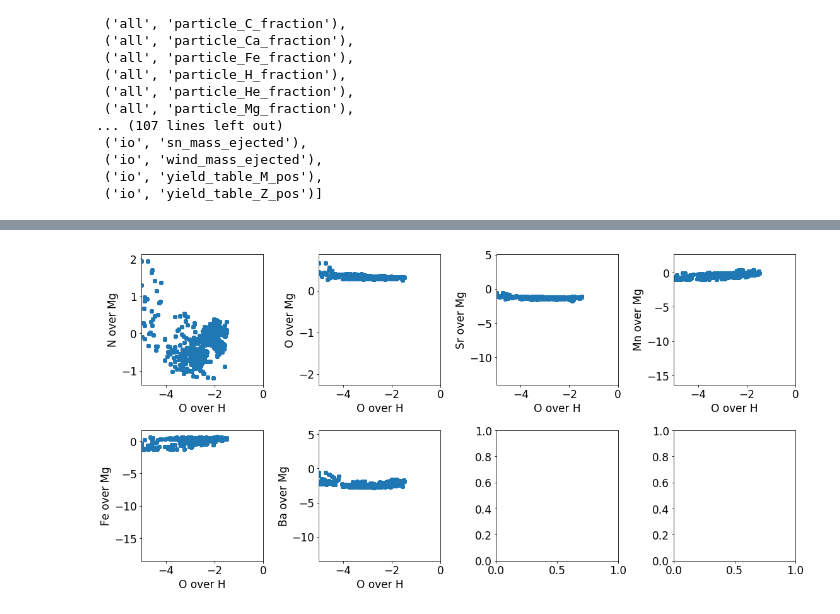
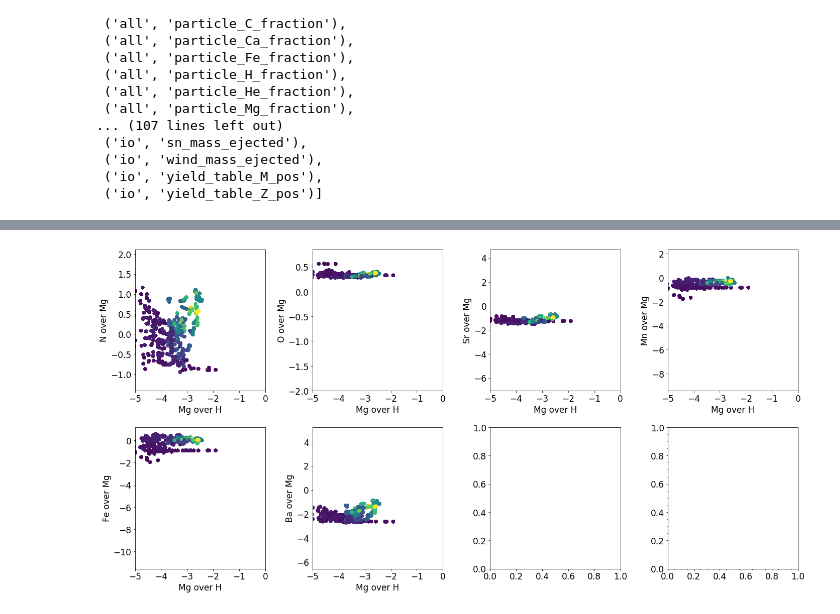
Before and after one commit to aemerick/galaxy_analysis, a Jupyter notebook: notebooks/abundances_and_stars_PDF.ipynb, the cells around one changed output, grey strips where cells are left out. Cells and saved outputs as stored; diff of their text form; code cells hidden in the pictures.

```diff
--- a/notebooks/abundances_and_stars_PDF.ipynb
+++ b/notebooks/abundances_and_stars_PDF.ipynb
@@ -70,7 +54,7 @@ gal.ds.field_list
  ('io', 'yield_table_M_pos'),
  ('io', 'yield_table_Z_pos')]
 # %%
-t = 500.0 * yt.units.Myr
+t = 1250.0 * yt.units.Myr
 select = is_alive(gal.df, t)
 
 elements = ['N','O','Sr','Mg','Mn','Fe','Ba']
@@ -78,7 +62,7 @@ elements = ['N','O','Sr','Mg','Mn','Fe','Ba']
 nrow = 5
 ncol = 7
 fig,ax = plt.subplots(nrow, ncol)
-fig.set_size_inches(ncol*4,nrow*4)
+fig.set_size_inches(ncol*5,nrow*5)
 
 axi = 0
 axj = 0
@@ -452,47 +448,50 @@ plt.tight_layout()
+# %%
+t = 1200.0 * yt.units.Myr
+select = is_alive(gal.df, t)
+
+elements = ['N','O','Sr','Mg','Mn','Fe','Ba']
+
+nrow = 2
+ncol = 4
+fig,ax = plt.subplots(nrow, ncol)
+fig.set_size_inches(ncol*5,nrow*5)
+# %%
+axi = 0
+axj = 0
+
+denom_element = 'Mg'
+cdata = gal.df['creation_time'].convert_to_units('Myr')
 # %%
-t = 500.0 * yt.units.Myr
-select = is_alive(gal.df, t)
+cdata = cdata - np.min(cdata)
 
-elements = ['N','O','Sr','Mg','Mn','Fe','Ba']
-
-nrow = 2
-ncol = 4
-fig,ax = plt.subplots(nrow, ncol)
-fig.set_size_inches(ncol*4,nrow*4)
-
-axi = 0
-axj = 0
-
-denom_element = 'Mg'
-xdata = gal.df['creation_time'].convert_to_units('Myr')
-xdata = xdata - np.min(xdata)
-
-xdata = gal.df[('io','particle_O_over_H')]
+xdata = gal.df[('io','particle_' + denom_element + '_over_H')]
 
 bins = np.arange(-30,0, 0.1)
 for e in elements:
     index = (axi,axj)
     if e == denom_element:
         continue
 
     ydata = gal.df[('io','particle_' + e + '_over_' + denom_element)]
 
-    ax[index].scatter(xdata[select], ydata[select])
+
+    ax[index].scatter(xdata[select], ydata[select], c = cdata[select])
 
 
     #ax[index].set_xlim(-20,0)
     #ax[index].set_ylim(0,1)
     #ax[index].semilogy()
     ax[index].set_ylabel(e + ' over ' + denom_element)
-    ax[index].set_xlabel('O over H')
+    ax[index].set_xlabel(denom_element + ' over H')
     ax[index].set_xlim(-5,0)
 
 
     axj = axj + 1
     if axj >= ncol:
         axj = 0
         axi = axi + 1
+plt.minorticks_on()
 
 plt.tight_layout()
 # %% [output]
-[figure, old version]
+[figure, new version]
```
Also changed, not shown: parts of 9 cells of this notebook.
